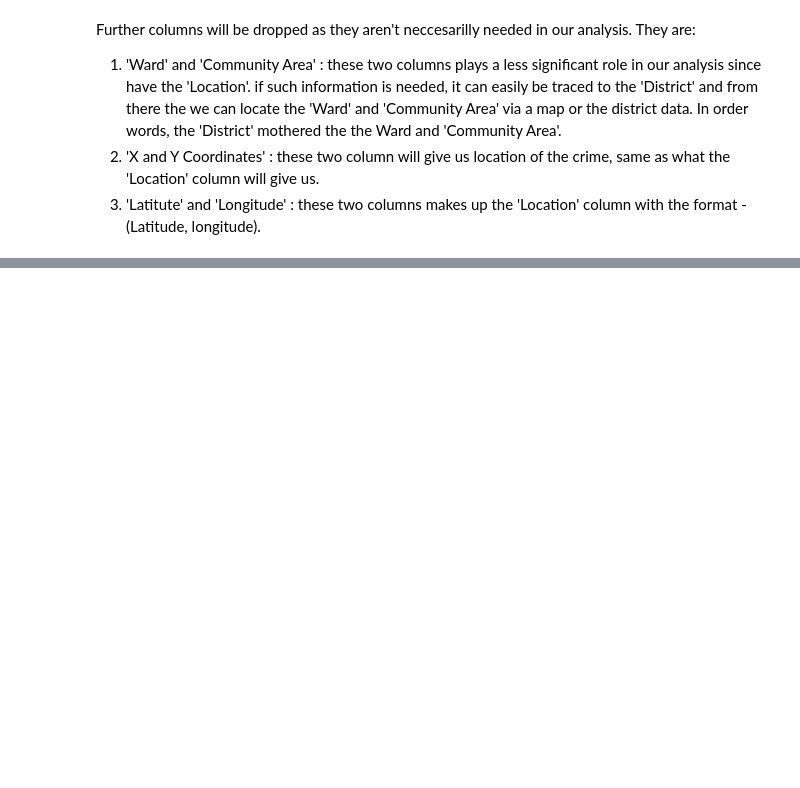
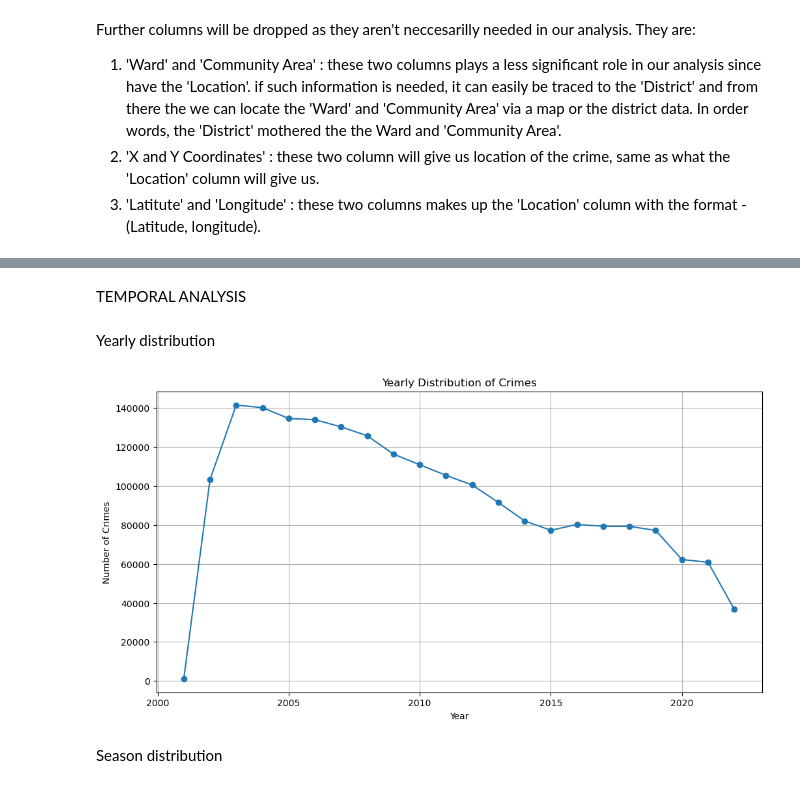
Before and after one commit to Ibn-Yusuf/Circle-10, a Jupyter notebook: Project C10.ipynb, the cells around one changed output, grey strips where cells are left out. Saved outputs shown, nothing was run; the diff lists cells and outputs as text; code cells hidden in the pictures; blank space fills up the shorter version.

Commit message:
Updated the main notebook and added some extra EDA to the notebook

```diff
--- a/Project C10.ipynb
+++ b/Project C10.ipynb
@@ -413,0 +373,11 @@ dtype: int64
+# %%
+crime_chic['Date'] = pd.to_datetime(crime_chic['Date'])
+# %%
+# Extract day, month, year, and time into new columns
+crime_chic['day'] = crime_chic['Date'].dt.day.astype(int)
+#df['month'] = df['Date'].dt.strftime('%B') #extract full month name
+crime_chic['year'] = crime_chic['Date'].dt.year.astype(int)
+crime_chic['time'] = crime_chic['Date'].dt.strftime('%H:%M:%S')
+# %%
+# Extract the day of the week
+crime_chic['day_of_week'] = crime_chic['Date'].dt.day_name()
@@ -413,0 +450,20 @@ dtype: int64
+# %% [markdown]
+TEMPORAL ANALYSIS
+# %% [markdown]
+Yearly distribution
+# %%
+# Analyze distribution of crimes over time
+yearly_distribution = crime_chic['Date'].dt.year.value_counts().sort_index()
+# %%
+# Plot yearly distribution
+plt.figure(figsize=(12, 6))
+yearly_distribution.plot(kind='line', marker='o', linestyle='-')
+plt.title('Yearly Distribution of Crimes')
+plt.xlabel('Year')
+plt.ylabel('Number of Crimes')
+plt.grid(True)
+plt.show()
+# %% [output]
+[figure, added]
+# %% [markdown]
+Season distribution
```
Also changed, not shown: parts of 63 cells of this notebook.
